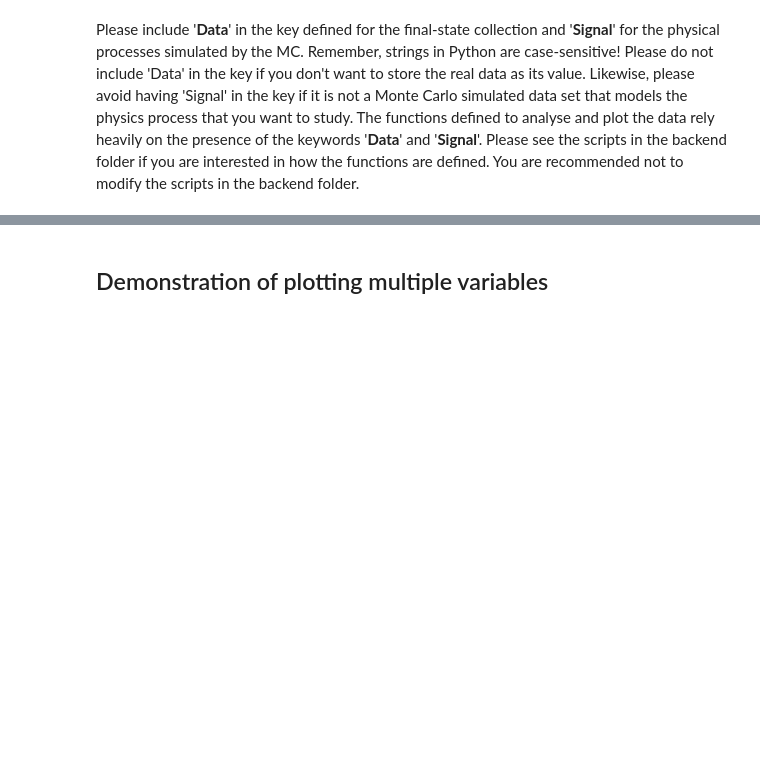
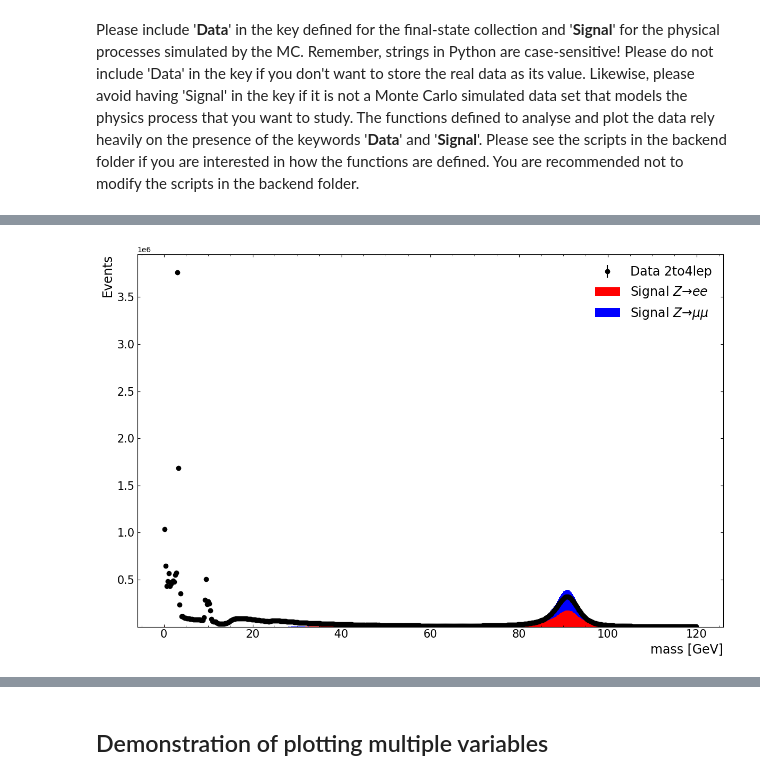
Before and after one commit to eudorayxy/intern-atlas-test, a Jupyter notebook: Yooooooooo/Pq-YouCanDoIt.ipynb, the cells around one changed output, grey strips where cells are left out. Cells and saved outputs as stored; diff of their text form; code cells hidden in the pictures; blank space fills up the shorter version.

```diff
--- a/Yooooooooo/Pq-YouCanDoIt.ipynb
+++ b/Yooooooooo/Pq-YouCanDoIt.ipynb
@@ -212,0 +525,16 @@ Elapsed time = 0.6s
+# %%
+def cut_function(array):
+    # pt_cut = array['lep_pt'][:, 0] > 20
+    # array = array[pt_cut]
+    return array
+
+# output_dir = 'output/frac0.01_mass_202507181947'
+# output_dir = 'output/lumi36.6_frac0.2_lep_etalep_ptmasslep_philep_typelep_n202507111704'
+# output_dir = 'output/frac0.01_mass_pt_202507221858'
+#output_dir = 'output/lumi36.6_frac1_masslep_nlep_ptlep_etalep_philep_elep_ptvarcone30lep_topoetcone20lep_typelep_charge202507161957'
+
+output_dir = 'output/lumi36.6_frac0.2_lep_etalep_ptmasslep_philep_typelep_n202507111704'
+samples = ['Data 2to4lep', 'Signal $Z→ee$', 'Signal $Z→μμ$']
+variable_list = ['lep_pt', 'mass']
+extracted = read_parquet_ak(samples, output_dir, variable_list, cut_function)
+extracted
@@ -212,0 +602,24 @@ Elapsed time = 0.6s
+# %%
+data = extracted
+variable_list = 'mass'
+color_list = ['k', 'r', 'b']
+xmin_xmax_list = (0, 120)
+num_bins_list = 500
+x_label_list = 'mass [GeV]'
+
+plot_histogram_hist(
+    data, variable_list, color_list, xmin_xmax_list,
+    num_bins_list, x_label_list,
+    # Below are optional arguments
+    y_label_list=[], title_list=[], # Str or list of str for y axis label and title
+    marker='o', # Marker type
+    logy=False, # Whether to set the y axis as log scale
+    title_fontsize=17, label_fontsize=17, # Fontsize for title and axes
+    tick_labelsize=15, # Labelsize for x and y axes ticks
+    fig_size=(12, 8), legend_fontsize=17, # Figure size and fontsize for legend
+    text_fontsize=14, # Fontsize for text (histogram info)
+    show_text=False, # Bool - whether to show text (histogram info)
+    show_back_unc=True, # Bool - whether to show background uncertainty
+    return_fig_hist=False # Bool - whether to return fig and hists produced
+)
+# %% [output]
@@ -212,0 +627 @@ Elapsed time = 0.6s
+[figure, added]
```
Also changed, not shown: parts of 46 cells of this notebook, 4 other files.
